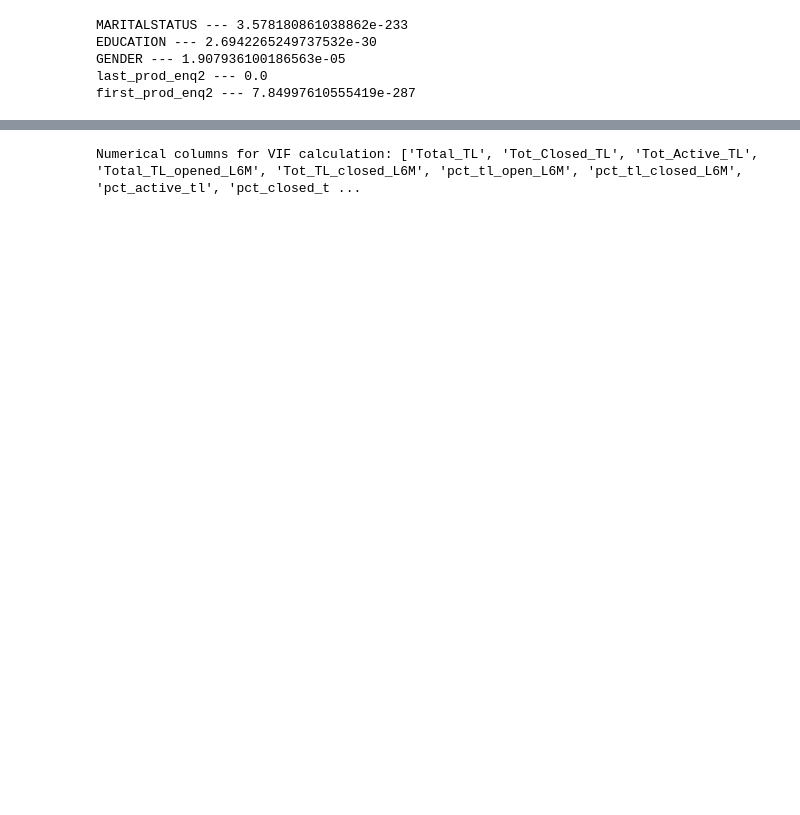
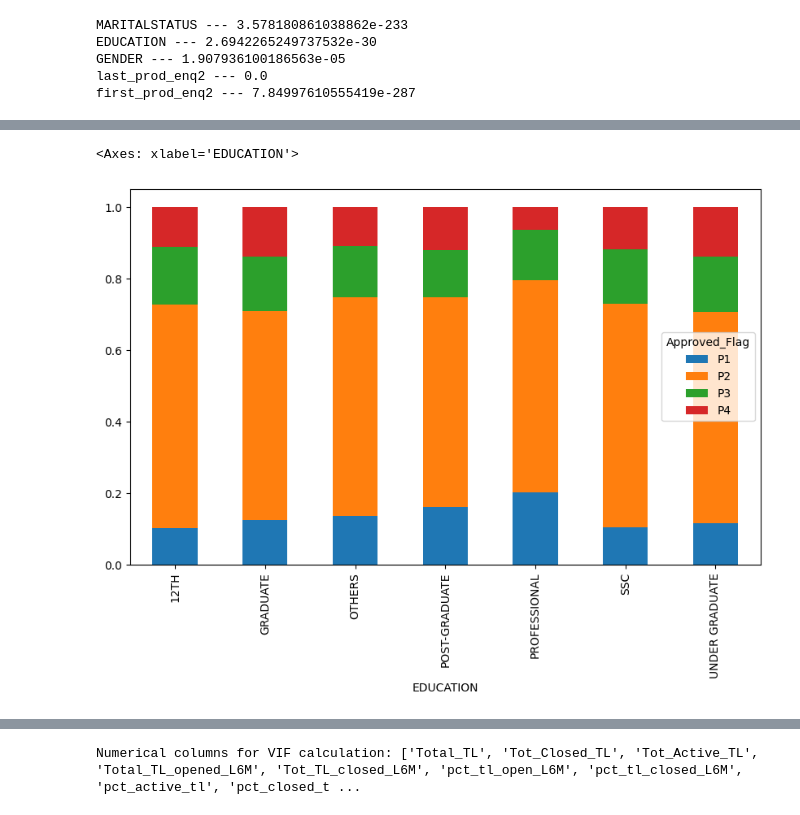
Before and after one commit to JagdishChavanWork/FraudPulse, a Jupyter notebook: notebooks/credit_risk/01_credit_risk.ipynb, the cells around one changed output, grey strips where cells are left out. Cells and saved outputs as stored; diff of their text form; code cells hidden in the pictures; blank space fills up the shorter version.

```diff
--- a/notebooks/credit_risk/01_credit_risk.ipynb
+++ b/notebooks/credit_risk/01_credit_risk.ipynb
@@ -176,4 +320,5 @@ df = pd.merge(df1, df2, how = 'inner', left_on=['PROSPECTID'], right_on=['PROSPE
 # %%
+df = pd.read_csv(r'E:\FraudPulse\data\interim\merged_credit_data.csv')
 print("\nShape of merged dataset:", df.shape)
 # %% [output]
 Shape of merged dataset: (42064, 79)
@@ -263,0 +469,7 @@ first_prod_enq2 --- 7.84997610555419e-287
+# %%
+# Crosstab for Education vs Approved_Flag
+crosstab = pd.crosstab(df['EDUCATION'], df['Approved_Flag'], normalize='index')
+crosstab.plot(kind='bar', stacked=True, figsize=(10,6))
+# %% [output]
+<Axes: xlabel='EDUCATION'>
+[figure, added]
```
Also changed, not shown: parts of 26 cells of this notebook, 38 other files.
